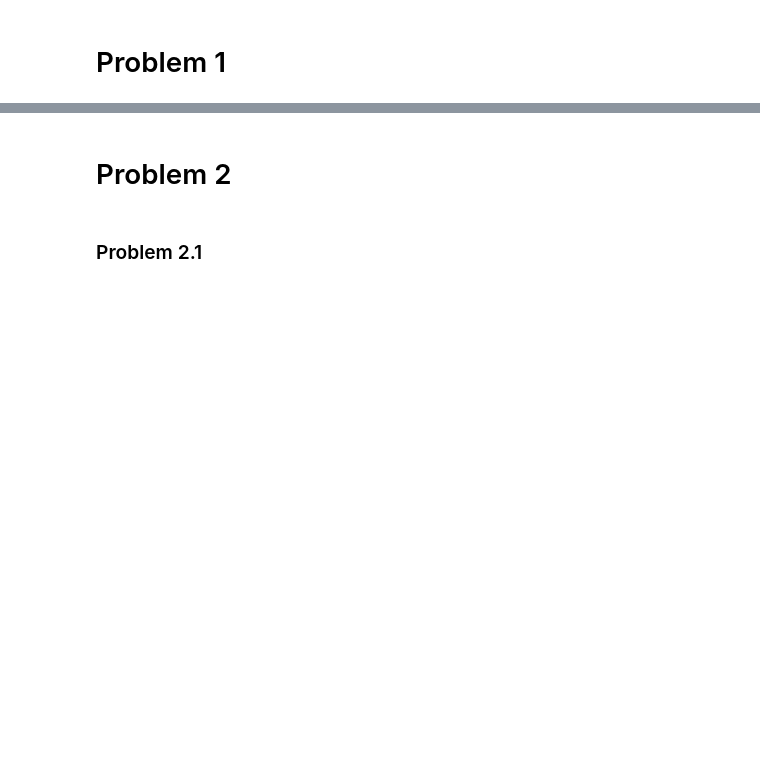
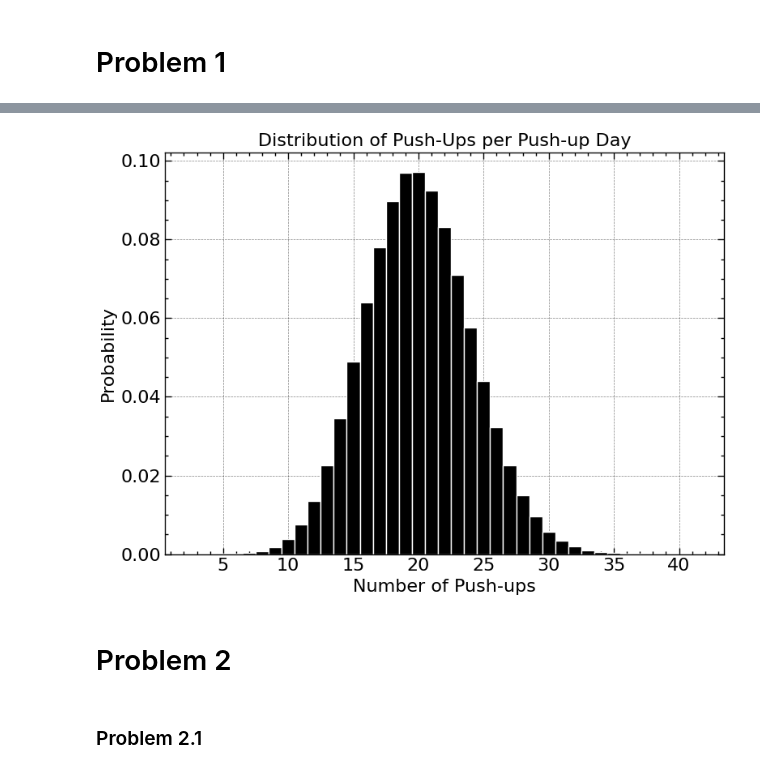
Before and after one commit to tobiassanta/AppStat2025, a Jupyter notebook: Problem Set/Problem Set.ipynb, the cells around one changed output, grey strips where cells are left out. Saved outputs shown, nothing was run; the diff lists cells and outputs as text; code cells hidden in the pictures; blank space fills up the shorter version.

```diff
--- a/Problem Set/Problem Set.ipynb
+++ b/Problem Set/Problem Set.ipynb
@@ -76,3 +80,28 @@ plt.savefig('Problem 1 plots.png', dpi = 300)
+# %%
+#Mean, median, and standard deviation of number of push-ups in 10 days
+N_days = 100000
+pushups_per_day_exp = np.array([])
+
+for N in range(N_days):
+    waiting_times, pushups_per_day = simulate_pushups(10)
+    pushups_per_day_exp = np.append(pushups_per_day_exp, pushups_per_day)
+# %%
+plt.figure(figsize = (8,6))
+d_pushups_per_day_exp                       =   np.diff(np.unique(pushups_per_day_exp)).min()
+left_of_first_bin_pushups_per_day_exp       =   pushups_per_day_exp.min() - float(d_pushups_per_day_exp)/2
+right_of_first_bin_pushups_per_day_exp      =   pushups_per_day_exp.max() + float(d_pushups_per_day_exp)/2
+
+plt.subplot(1,1,1)
+plt.hist(pushups_per_day_exp, bins = np.arange(left_of_first_bin_pushups_per_day_exp, right_of_first_bin_pushups_per_day_exp + d_pushups_per_day_exp, d_pushups_per_day_exp), density=True,
+         edgecolor = 'white', color = 'black')
+plt.title("Distribution of Push-Ups per Push-up Day")
+plt.xlabel("Number of Push-ups")
+plt.ylabel("Probability")
+plt.grid(axis = 'y', linestyle = '--', alpha = 0.5)
+
+plt.tight_layout()
+# %% [output]
+[figure, added]
 # %% [markdown]
 # Problem 2
 # %% [markdown]
```
Also changed, not shown: parts of 2 cells of this notebook.
